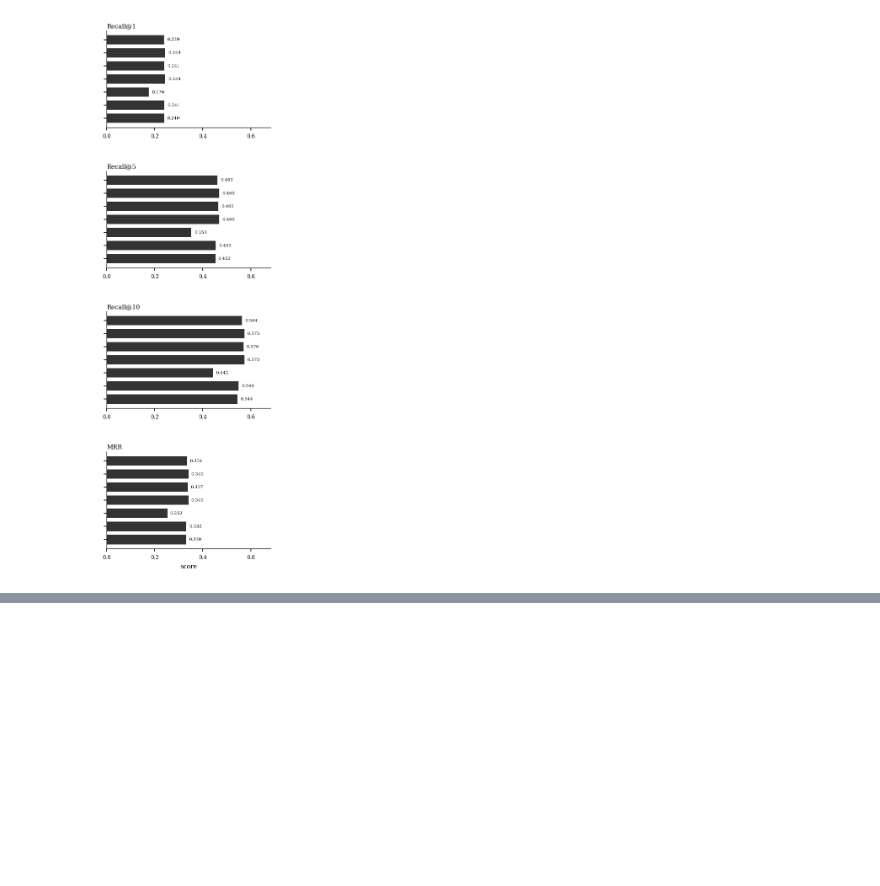
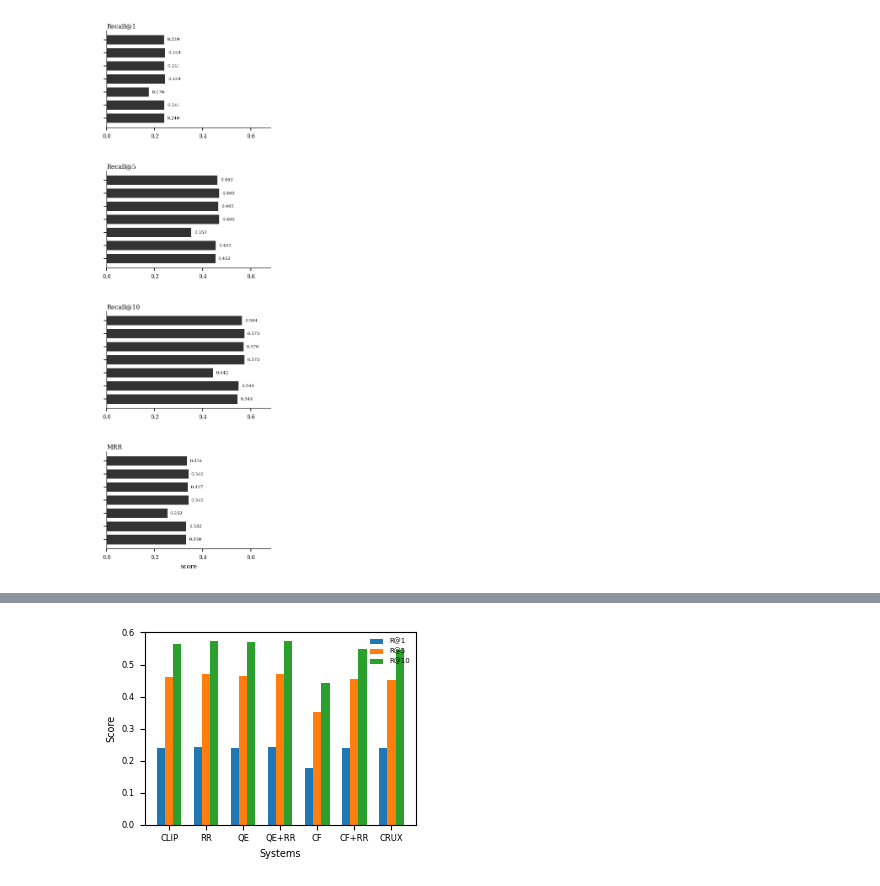
Before and after one commit to MuhammadSyyed/newsimages, a Jupyter notebook: notebooks/logs_metrics_viz.ipynb, the cells around one changed output, grey strips where cells are left out. Cells and saved outputs as stored; diff of their text form; code cells hidden in the pictures; blank space fills up the shorter version.

```diff
--- a/notebooks/logs_metrics_viz.ipynb
+++ b/notebooks/logs_metrics_viz.ipynb
@@ -168,0 +349,92 @@ plt.show()
+# %%
+import json
+import pandas as pd
+import matplotlib.pyplot as plt
+import numpy as np
+
+# -----------------------------
+# Load JSON
+# -----------------------------
+with open("../logs/logs_paper_aligned.json", "r") as f:
+    data = json.load(f)
+
+# -----------------------------
+# Build DataFrame
+# -----------------------------
+rows = []
+
+label_map = {
+    "CLIP Retrieval": "CLIP",
+    "CLIP + Re-ranker": "RR",
+    "CLIP + LLM-QE": "QE",
+    "CLIP + LLM-QE + Re-ranker": "QE+RR",
+    "CLIP + Caption Fusion": "CF",
+    "CLIP + Caption Fusion + Re-ranker": "CF+RR",
+    "Hybrid (LLM-QE + Caption Fusion + Re-ranker)": "CRUX"
+}
+
+for exp in data["experiments"]:
+    rows.append({
+        "System": label_map[exp["paper_experiment_name"]],
+        "Order": exp["plot_order"],
+        "R@1": exp["metrics"]["Recall@1"],
+        "R@5": exp["metrics"]["Recall@5"],
+        "R@10": exp["metrics"]["Recall@10"],
+        "MRR": exp["metrics"]["MRR"]
+    })
+
+df = pd.DataFrame(rows).sort_values("Order")
+
+# -----------------------------
+# Figure 1:
+# Vertical Grouped Bar Chart
+# Recall Metrics
+# -----------------------------
+x = np.arange(len(df))
+width = 0.22
+
+fig, ax = plt.subplots(figsize=(3.4, 2.6))
+
+ax.bar(x - width, df["R@1"], width, label="R@1")
+ax.bar(x,         df["R@5"], width, label="R@5")
+ax.bar(x + width, df["R@10"], width, label="R@10")
+
+ax.set_ylabel("Score", fontsize=7)
+ax.set_xlabel("Systems", fontsize=7)
+
+ax.set_xticks(x)
+ax.set_xticklabels(df["System"], fontsize=6)
+
+ax.tick_params(axis='y', labelsize=6)
+
+ax.legend(fontsize=5, frameon=False)
+
+plt.tight_layout()
+
+plt.savefig("recall_vertical_bar.pdf", bbox_inches='tight')
+plt.savefig("recall_vertical_bar.png", dpi=300, bbox_inches='tight')
+
+plt.show()
+
+# -----------------------------
+# Figure 2:
+# Vertical Bar Chart for MRR
+# -----------------------------
+fig, ax = plt.subplots(figsize=(3.4, 2.2))
+
+ax.bar(df["System"], df["MRR"])
+
+ax.set_ylabel("MRR", fontsize=7)
+ax.set_xlabel("Systems", fontsize=7)
+
+ax.tick_params(axis='x', labelsize=6)
+ax.tick_params(axis='y', labelsize=6)
+
+plt.tight_layout()
+
+plt.savefig("mrr_vertical_bar.pdf", bbox_inches='tight')
+plt.savefig("mrr_vertical_bar.png", dpi=300, bbox_inches='tight')
+
+plt.show()
+# %% [output]
+[figure, added]
```
Also changed, not shown: parts of 5 cells of this notebook, 12 other files.
